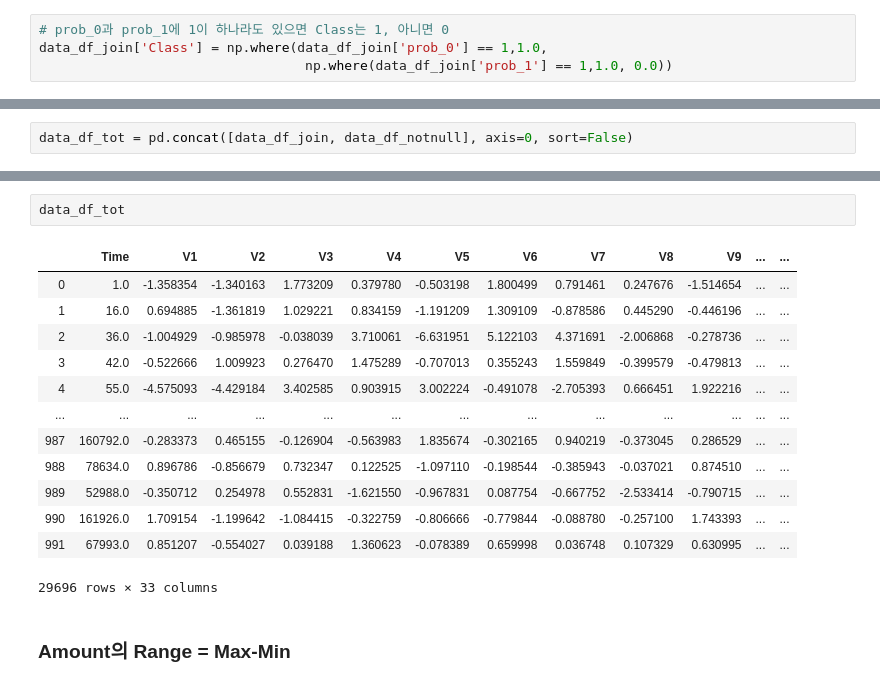
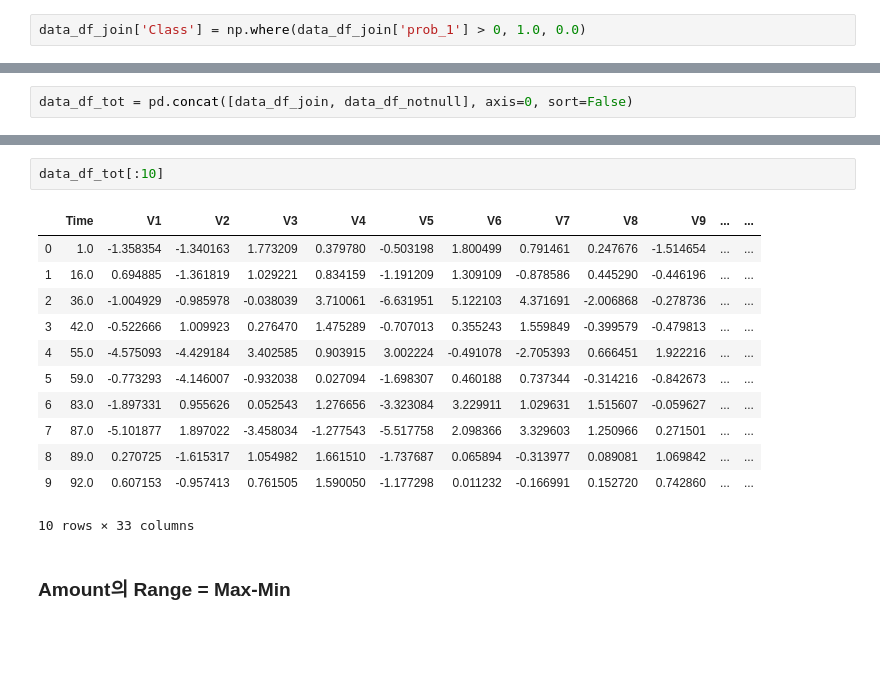
Before and after one commit to tenjumh/Practice, a Jupyter notebook: Anomaly detection/Fraud data detection.ipynb, the cells around one changed output, grey strips where cells are left out. Cells and saved outputs as stored; diff of their text form; blank space fills up the shorter version.

Commit message:
Pratics Fraud data detection - T-value, Accuracy, R-squared

````diff
--- a/Anomaly detection/Fraud data detection.ipynb
+++ b/Anomaly detection/Fraud data detection.ipynb
@@ -156,9 +156,7 @@ data_df_join
 data_df_join[(data_df_join['prob_0']==1) | (data_df_join['prob_1']==1)]
 ```
 # %%
-# prob_0과 prob_1에 1이 하나라도 있으면 Class는 1, 아니면 0
-data_df_join['Class'] = np.where(data_df_join['prob_0'] == 1,1.0,
-                                  np.where(data_df_join['prob_1'] == 1,1.0, 0.0))
+data_df_join['Class'] = np.where(data_df_join['prob_1'] > 0, 1.0, 0.0)
 # %%
 # Class가 1인 값들의 개수
 data_df_join['Class'][data_df_join['Class']==1].count()
@@ -169,19 +182,18 @@ data_df_tot = pd.concat([data_df_join, data_df_notnull], axis=0, sort=False)
 # %%
-data_df_tot
+data_df_tot[:10]
 # %% [output]
 |  | Time | V1 | V2 | V3 | V4 | V5 | V6 | V7 | V8 | V9 | ... | ... |
 | 0 | 1.0 | -1.358354 | -1.340163 | 1.773209 | 0.379780 | -0.503198 | 1.800499 | 0.791461 | 0.247676 | -1.514654 | ... | ... |
 | 1 | 16.0 | 0.694885 | -1.361819 | 1.029221 | 0.834159 | -1.191209 | 1.309109 | -0.878586 | 0.445290 | -0.446196 | ... | ... |
 | 2 | 36.0 | -1.004929 | -0.985978 | -0.038039 | 3.710061 | -6.631951 | 5.122103 | 4.371691 | -2.006868 | -0.278736 | ... | ... |
 | 3 | 42.0 | -0.522666 | 1.009923 | 0.276470 | 1.475289 | -0.707013 | 0.355243 | 1.559849 | -0.399579 | -0.479813 | ... | ... |
 | 4 | 55.0 | -4.575093 | -4.429184 | 3.402585 | 0.903915 | 3.002224 | -0.491078 | -2.705393 | 0.666451 | 1.922216 | ... | ... |
-| ... | ... | ... | ... | ... | ... | ... | ... | ... | ... | ... | ... | ... |
-| 987 | 160792.0 | -0.283373 | 0.465155 | -0.126904 | -0.563983 | 1.835674 | -0.302165 | 0.940219 | -0.373045 | 0.286529 | ... | ... |
-| 988 | 78634.0 | 0.896786 | -0.856679 | 0.732347 | 0.122525 | -1.097110 | -0.198544 | -0.385943 | -0.037021 | 0.874510 | ... | ... |
-| 989 | 52988.0 | -0.350712 | 0.254978 | 0.552831 | -1.621550 | -0.967831 | 0.087754 | -0.667752 | -2.533414 | -0.790715 | ... | ... |
-| 990 | 161926.0 | 1.709154 | -1.199642 | -1.084415 | -0.322759 | -0.806666 | -0.779844 | -0.088780 | -0.257100 | 1.743393 | ... | ... |
-| 991 | 67993.0 | 0.851207 | -0.554027 | 0.039188 | 1.360623 | -0.078389 | 0.659998 | 0.036748 | 0.107329 | 0.630995 | ... | ... |
+| 5 | 59.0 | -0.773293 | -4.146007 | -0.932038 | 0.027094 | -1.698307 | 0.460188 | 0.737344 | -0.314216 | -0.842673 | ... | ... |
+| 6 | 83.0 | -1.897331 | 0.955626 | 0.052543 | 1.276656 | -3.323084 | 3.229911 | 1.029631 | 1.515607 | -0.059627 | ... | ... |
+| 7 | 87.0 | -5.101877 | 1.897022 | -3.458034 | -1.277543 | -5.517758 | 2.098366 | 3.329603 | 1.250966 | 0.271501 | ... | ... |
+| 8 | 89.0 | 0.270725 | -1.615317 | 1.054982 | 1.661510 | -1.737687 | 0.065894 | -0.313977 | 0.089081 | 1.069842 | ... | ... |
+| 9 | 92.0 | 0.607153 | -0.957413 | 0.761505 | 1.590050 | -1.177298 | 0.011232 | -0.166991 | 0.152720 | 0.742860 | ... | ... |
-29696 rows × 33 columns
+10 rows × 33 columns
 # %% [markdown]
 ### Amount의 Range = Max-Min
 # %%
````
Also changed, not shown: parts of 23 cells of this notebook.
